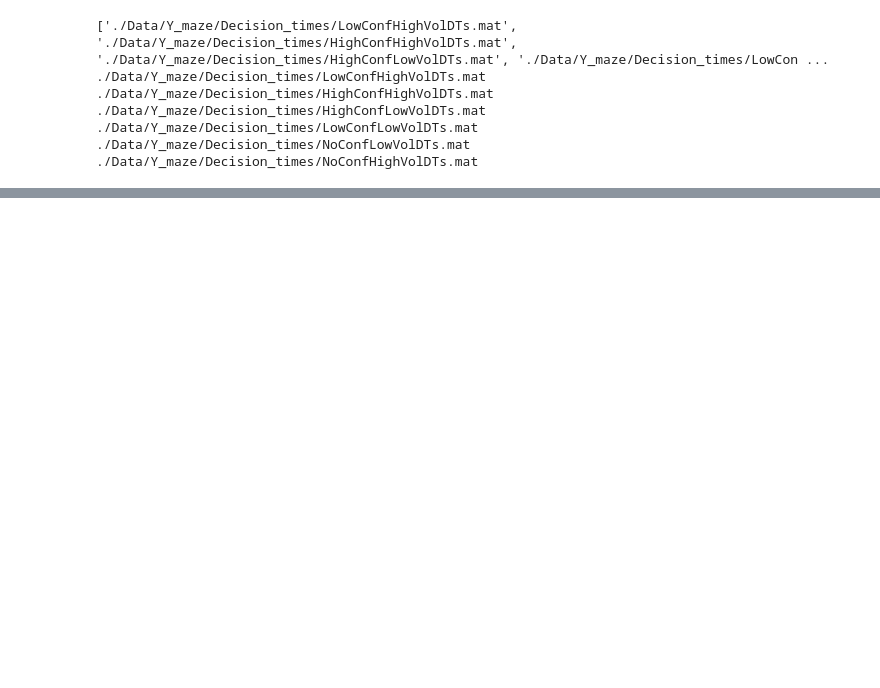
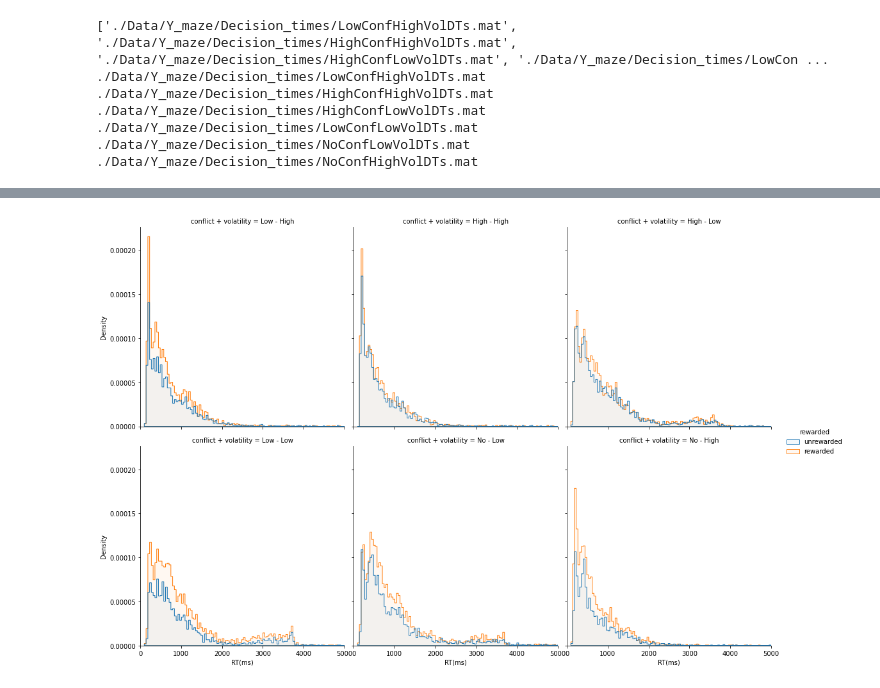
Before and after one commit to jyotikab/Y_maze_data_analysis, a Jupyter notebook: read_decision_times.ipynb, the cells around one changed output, grey strips where cells are left out. Saved outputs shown, nothing was run; the diff lists cells and outputs as text; code cells hidden in the pictures; blank space fills up the shorter version.

```diff
--- a/read_decision_times.ipynb
+++ b/read_decision_times.ipynb
@@ -147,0 +162,8 @@ fig.savefig(figure_dir+"Exanple_RT_distribution.png")
+# %%
+g3 = sns.displot(x="RT(ms)",hue="rewarded",col='conflict + volatility',data=all_conflicts,col_wrap=3,element='step',alpha=0.05,stat='density',line_kws={'linewidth':4.5})
+for ax in g3.axes:
+    ax.set_xlim(0,5000)
+
+g3.savefig(figure_dir+"Rewarded_vs_unrewarded_RTs.png")
+# %% [output]
+[figure, added]
```
Also changed, not shown: parts of 11 cells of this notebook, 2 other files.
